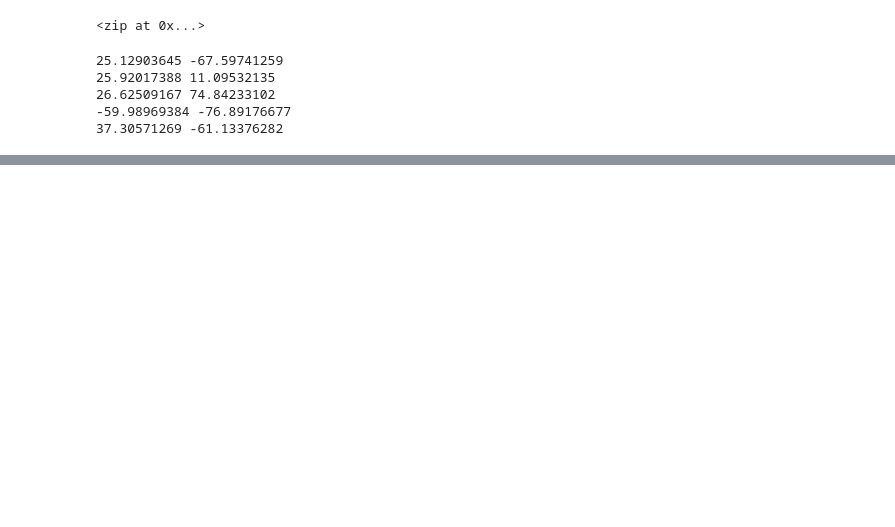
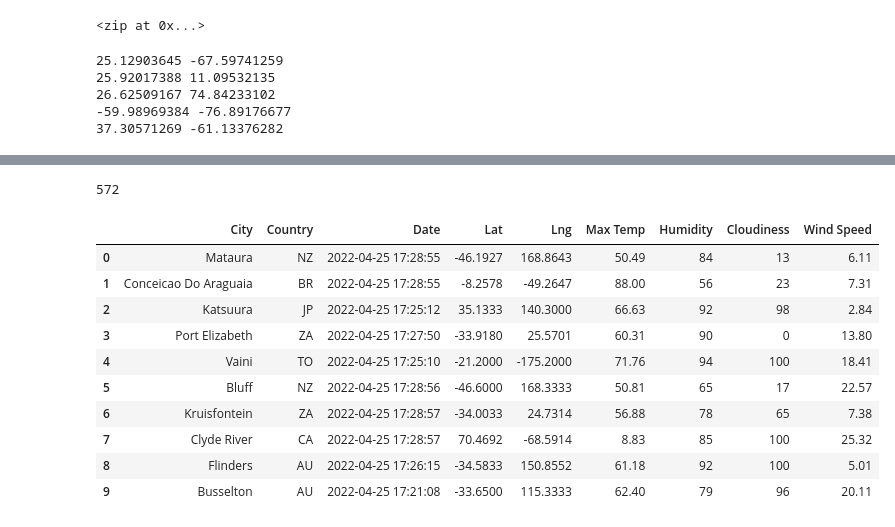
Before and after one commit to hjsaliski/World_Weather_Analysis, a Jupyter notebook: WeatherPy.ipynb, the cells around one changed output, grey strips where cells are left out. Cells and saved outputs as stored; diff of their text form; code cells hidden in the pictures; blank space fills up the shorter version.

```diff
--- a/WeatherPy.ipynb
+++ b/WeatherPy.ipynb
@@ -70,0 +74,4 @@ len(cities)
+# %%
+# Starting URL for Weather Map API Call.
+url = "http://api.openweathermap.org/data/2.5/weather?units=Imperial&APPID=" + weather_api_key
+print(url)
@@ -70,0 +80,4 @@ len(cities)
+# %%
+# Create an endpoint URL for a city.
+city_url = url + "&q=" + "Boston"
+print(city_url)
@@ -70,0 +170,21 @@ len(cities)
+# %%
+len(city_data)
+# %% [output]
+572
+# %%
+city_data_df = pd.DataFrame(city_data)
+new_column_order = ["City", "Country", "Date", "Lat", "Lng", "Max Temp", "Humidity", "Cloudiness", "Wind Speed"]
+city_data_df = city_data_df[new_column_order]
+city_data_df.head(10)
+# %% [output]
+|  | City | Country | Date | Lat | Lng | Max Temp | Humidity | Cloudiness | Wind Speed |
+| 0 | Mataura | NZ | 2022-04-25 17:28:55 | -46.1927 | 168.8643 | 50.49 | 84 | 13 | 6.11 |
+| 1 | Conceicao Do Araguaia | BR | 2022-04-25 17:28:55 | -8.2578 | -49.2647 | 88.00 | 56 | 23 | 7.31 |
+| 2 | Katsuura | JP | 2022-04-25 17:25:12 | 35.1333 | 140.3000 | 66.63 | 92 | 98 | 2.84 |
+| 3 | Port Elizabeth | ZA | 2022-04-25 17:27:50 | -33.9180 | 25.5701 | 60.31 | 90 | 0 | 13.80 |
+| 4 | Vaini | TO | 2022-04-25 17:25:10 | -21.2000 | -175.2000 | 71.76 | 94 | 100 | 18.41 |
+| 5 | Bluff | NZ | 2022-04-25 17:28:56 | -46.6000 | 168.3333 | 50.81 | 65 | 17 | 22.57 |
+| 6 | Kruisfontein | ZA | 2022-04-25 17:28:57 | -34.0033 | 24.7314 | 56.88 | 78 | 65 | 7.38 |
+| 7 | Clyde River | CA | 2022-04-25 17:28:57 | 70.4692 | -68.5914 | 8.83 | 85 | 100 | 25.32 |
+| 8 | Flinders | AU | 2022-04-25 17:26:15 | -34.5833 | 150.8552 | 61.18 | 92 | 100 | 5.01 |
+| 9 | Busselton | AU | 2022-04-25 17:21:08 | -33.6500 | 115.3333 | 62.40 | 79 | 96 | 20.11 |
```
Also changed, not shown: parts of 8 cells of this notebook.
